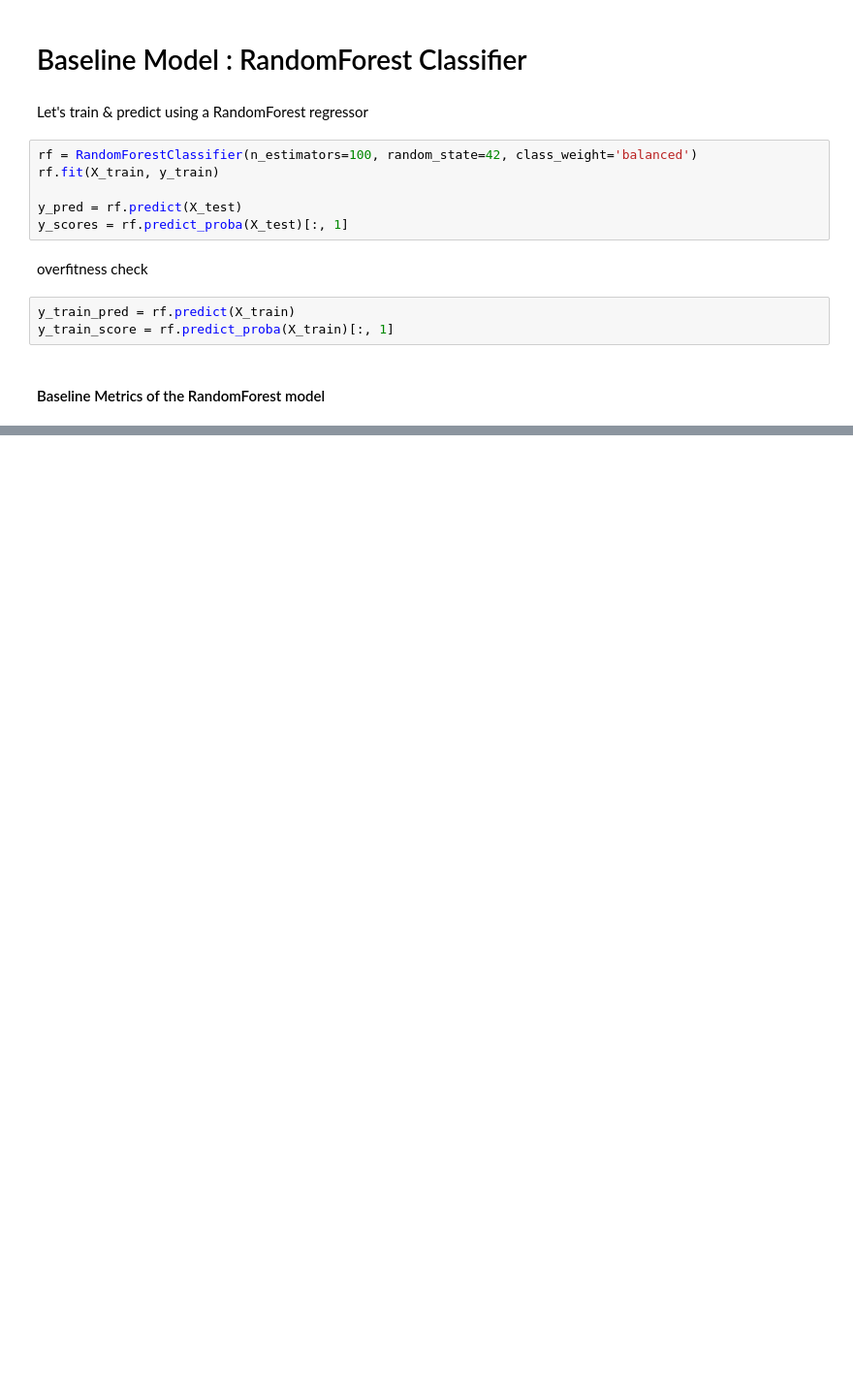
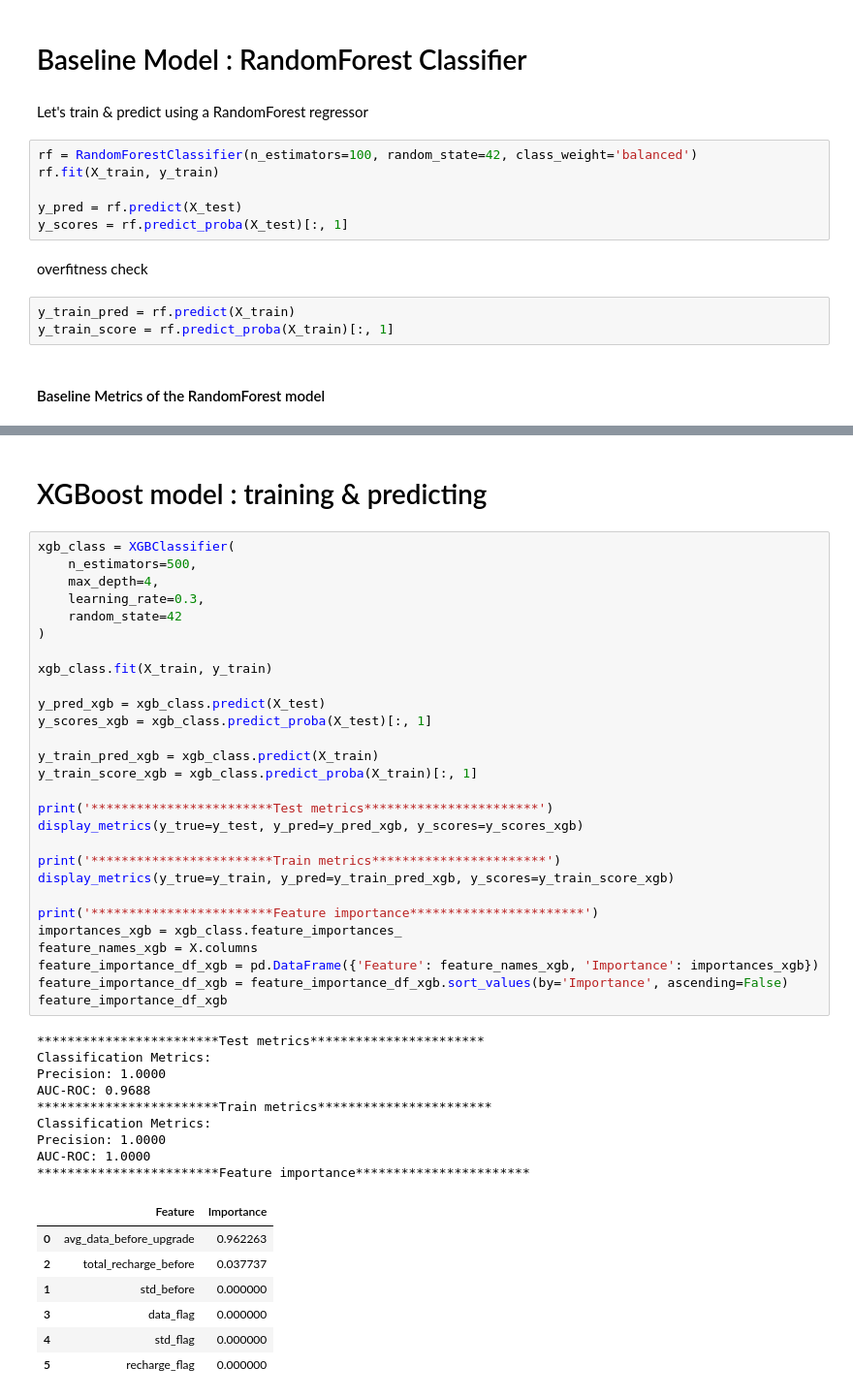
Before and after one commit to Badzoneyv4n/MTN_Data_Up-sell_Project, a Jupyter notebook: notebooks/3_modeling.ipynb, the cells around one changed output, grey strips where cells are left out. Shown at 97% size. Saved outputs shown, nothing was run; the diff lists cells and outputs as text; blank space fills up the shorter version.

Commit message:
Finished modeling & provided outputs

```diff
--- a/notebooks/3_modeling.ipynb
+++ b/notebooks/3_modeling.ipynb
@@ -159,3 +157,50 @@ AUC-ROC: 1.0000
 | 3 | data_flag | 0.057102 |
 | 5 | recharge_flag | 0.049357 |
 | 4 | std_flag | 0.017580 |
+# %% [markdown]
+# XGBoost model : training & predicting
+# %%
+xgb_class = XGBClassifier(
+    n_estimators=500,
+    max_depth=4,
+    learning_rate=0.3,
+    random_state=42
+)
+
+xgb_class.fit(X_train, y_train)
+
+y_pred_xgb = xgb_class.predict(X_test)
+y_scores_xgb = xgb_class.predict_proba(X_test)[:, 1]
+
+y_train_pred_xgb = xgb_class.predict(X_train)
+y_train_score_xgb = xgb_class.predict_proba(X_train)[:, 1]
+
+print('************************Test metrics***********************')
+display_metrics(y_true=y_test, y_pred=y_pred_xgb, y_scores=y_scores_xgb)
+
+print('************************Train metrics***********************')
+display_metrics(y_true=y_train, y_pred=y_train_pred_xgb, y_scores=y_train_score_xgb)
+
+print('************************Feature importance***********************')
+importances_xgb = xgb_class.feature_importances_
+feature_names_xgb = X.columns
+feature_importance_df_xgb = pd.DataFrame({'Feature': feature_names_xgb, 'Importance': importances_xgb})
+feature_importance_df_xgb = feature_importance_df_xgb.sort_values(by='Importance', ascending=False)
+feature_importance_df_xgb
+# %% [output]
+************************Test metrics***********************
+Classification Metrics:
+Precision: 1.0000
+AUC-ROC: 0.9688
+************************Train metrics***********************
+Classification Metrics:
+Precision: 1.0000
+AUC-ROC: 1.0000
+************************Feature importance***********************
+|  | Feature | Importance |
+| 0 | avg_data_before_upgrade | 0.962263 |
+| 2 | total_recharge_before | 0.037737 |
+| 1 | std_before | 0.000000 |
+| 3 | data_flag | 0.000000 |
+| 4 | std_flag | 0.000000 |
+| 5 | recharge_flag | 0.000000 |
```
Also changed, not shown: parts of 8 cells of this notebook, 7 other files.
